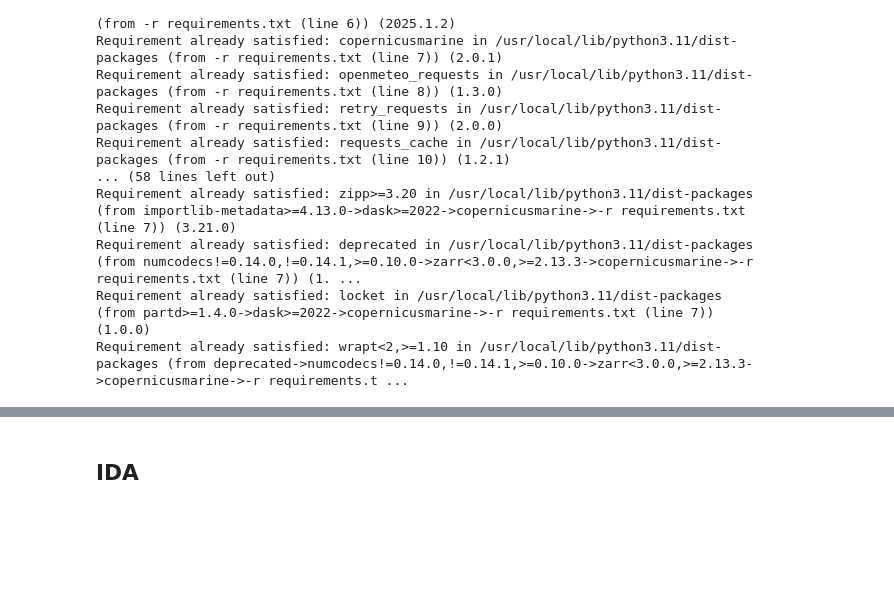
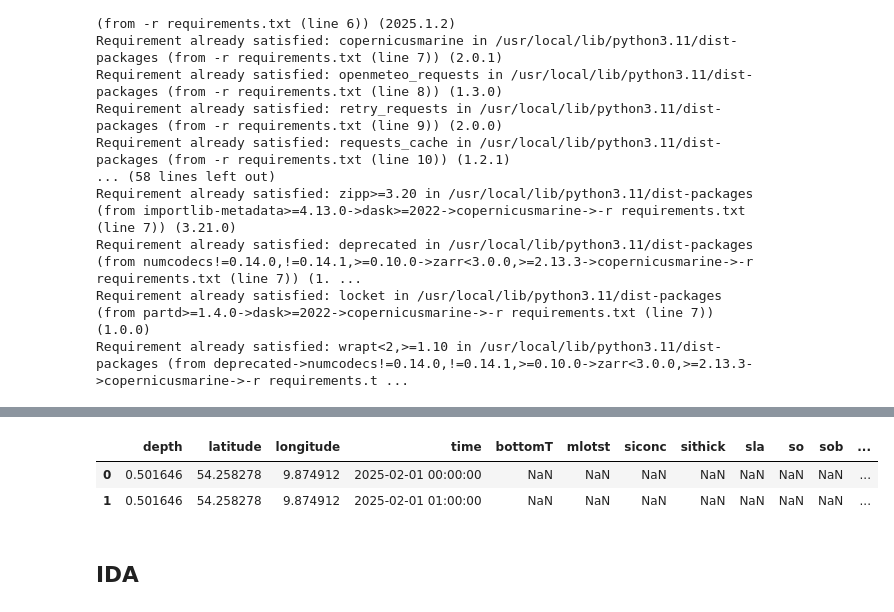
Before and after one commit to RATFIVE/GEOMAR-DeepLearning, a Jupyter notebook: app/backend/small-model.ipynb, the cells around one changed output, grey strips where cells are left out. Cells and saved outputs as stored; diff of their text form; code cells hidden in the pictures; blank space fills up the shorter version.

```diff
--- a/app/backend/small-model.ipynb
+++ b/app/backend/small-model.ipynb
@@ -102,6 +106,10 @@ def load_ocean_data(variables=["bottomT", "mlotst", "siconc", "sithick", "sla",
 
     output_range = maximum_longitude - minimum_longitude
     output_filename = f'{output_filename}-{START_DATE}-{output_range}.nc'
+
+    if os.path.exists(output_filename):
+        print(f'File {output_filename} already exists')
+        return output_filename
 
     data = copernicus.get_subset(
         dataset_id="cmems_mod_bal_phy_anfc_PT1H-i",
@@ -135,6 +143,22 @@ target_data = load_ocean_data(
     minimum_longitude=BBOX["target_min_lon"],
     maximum_longitude=BBOX["target_max_lon"],
     minimum_latitude=BBOX["target_min_lat"],
-    maximum_latitude=BBOX["target_max_lat"], output_filename='target'
+    maximum_latitude=BBOX["target_max_lat"], delete_file=False, output_filename='target'
 )
+
+
+# Check if training_data is a class str
+if isinstance(training_data, str):
+    # Read .nc file
+    training_data = xr.open_dataset(training_data).to_dataframe().reset_index()
+    print(f'Open Training Data as DataFrame')
+else:
+    print(f'Training Data is already a DataFrame')
+
+if isinstance(target_data, str):
+    # Read .nc file
+    target_data = xr.open_dataset(target_data).to_dataframe().reset_index()
+    print(f'Open Target Data as DataFrame')
+else:
+    print(f'Target Data is already a DataFrame')
 # %% [output]
@@ -149,3 +169,6 @@ INFO - 2025-02-27T09:56:01Z - Successfully downloaded to output-small-2025-02-01
+|  | depth | latitude | longitude | time | bottomT | mlotst | siconc | sithick | sla | so | sob | ... |
+| 0 | 0.501646 | 54.258278 | 9.874912 | 2025-02-01 00:00:00 | NaN | NaN | NaN | NaN | NaN | NaN | NaN | ... |
+| 1 | 0.501646 | 54.258278 | 9.874912 | 2025-02-01 01:00:00 | NaN | NaN | NaN | NaN | NaN | NaN | NaN | ... |
 # %% [markdown]
 ## IDA
 # %%
```
Also changed, not shown: parts of 4 cells of this notebook.
